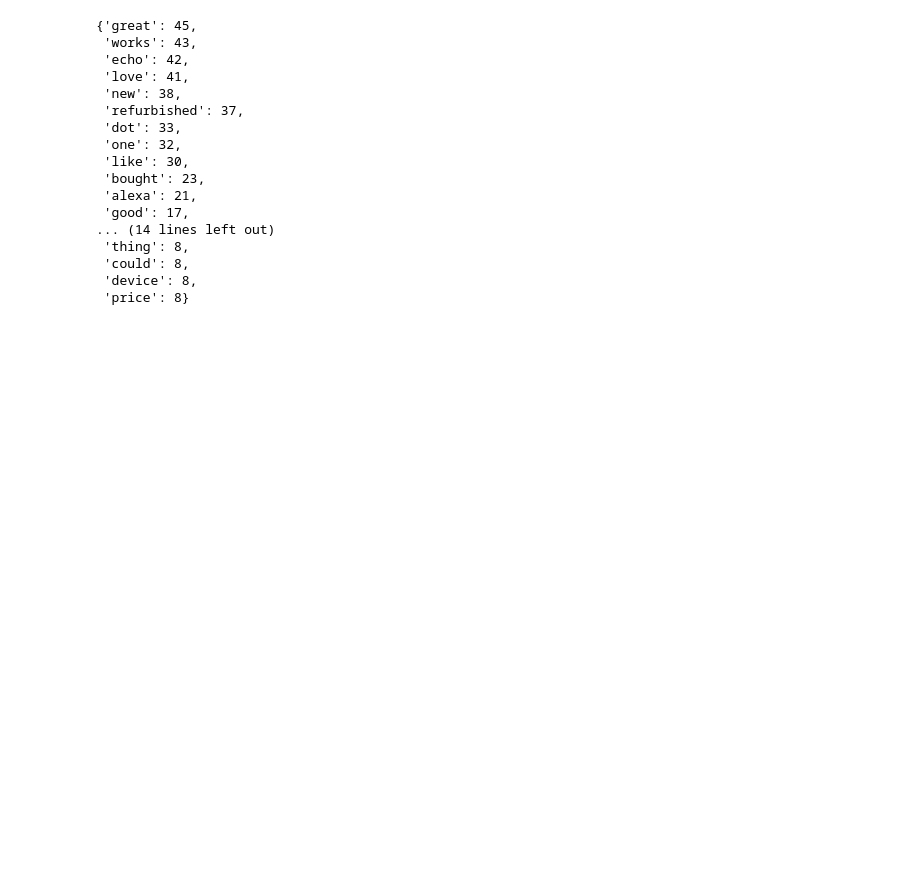
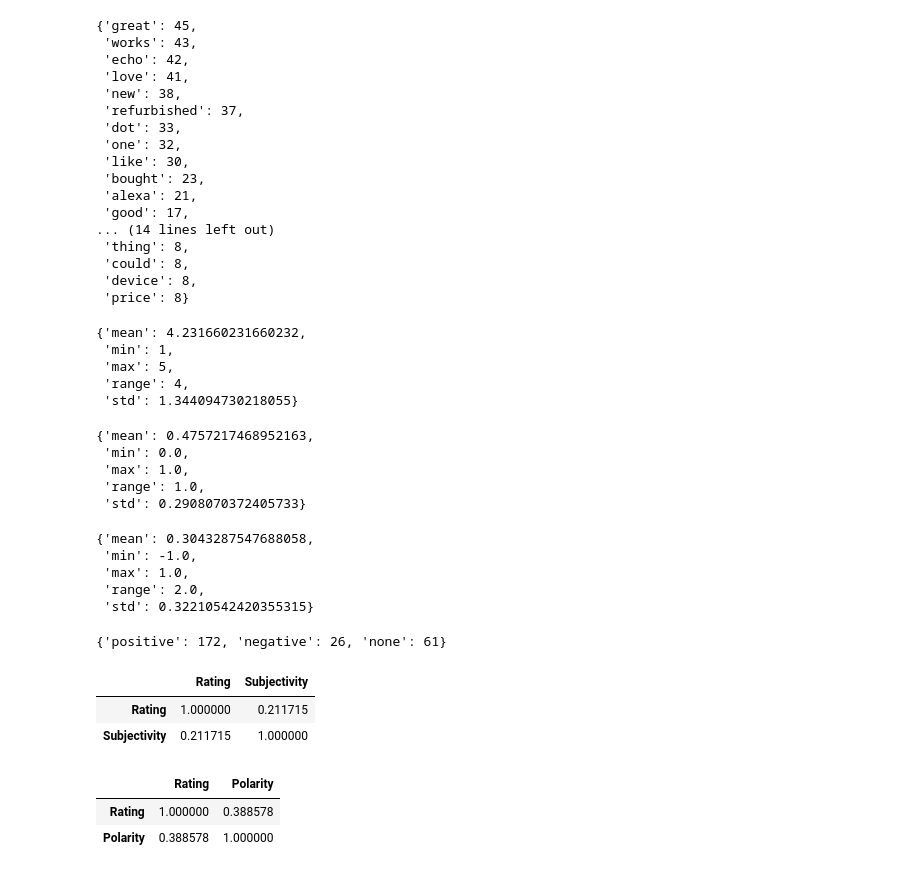
Before and after one commit to nillanshah/IS-340-Project---Alexa-Analysis, a Jupyter notebook: IS_340_analysis.ipynb, the cells around one changed output. Cells and saved outputs as stored; diff of their text form; code cells hidden in the pictures; blank space fills up the shorter version.

```diff
--- a/IS_340_analysis.ipynb
+++ b/IS_340_analysis.ipynb
@@ -319,3 +319,43 @@ statistics['Black']['Word_Counts']
  'could': 8,
  'device': 8,
  'price': 8}
+# %%
+statistics['Black']['Rating']
+# %% [output]
+{'mean': 4.231660231660232,
+ 'min': 1,
+ 'max': 5,
+ 'range': 4,
+ 'std': 1.344094730218055}
+# %%
+statistics['Black']['Subjectivity']
+# %% [output]
+{'mean': 0.4757217468952163,
+ 'min': 0.0,
+ 'max': 1.0,
+ 'range': 1.0,
+ 'std': 0.2908070372405733}
+# %%
+statistics['Black']['Polarity']
+# %% [output]
+{'mean': 0.3043287547688058,
+ 'min': -1.0,
+ 'max': 1.0,
+ 'range': 2.0,
+ 'std': 0.32210542420355315}
+# %%
+statistics['Black']['Feedback']
+# %% [output]
+{'positive': 172, 'negative': 26, 'none': 61}
+# %%
+statistics['Black']['Correlation']['rating_subj']
+# %% [output]
+|  | Rating | Subjectivity |
+| Rating | 1.000000 | 0.211715 |
+| Subjectivity | 0.211715 | 1.000000 |
+# %%
+statistics['Black']['Correlation']['rating_pol']
+# %% [output]
+|  | Rating | Polarity |
+| Rating | 1.000000 | 0.388578 |
+| Polarity | 0.388578 | 1.000000 |
```
Also changed, not shown: 10 other files.
